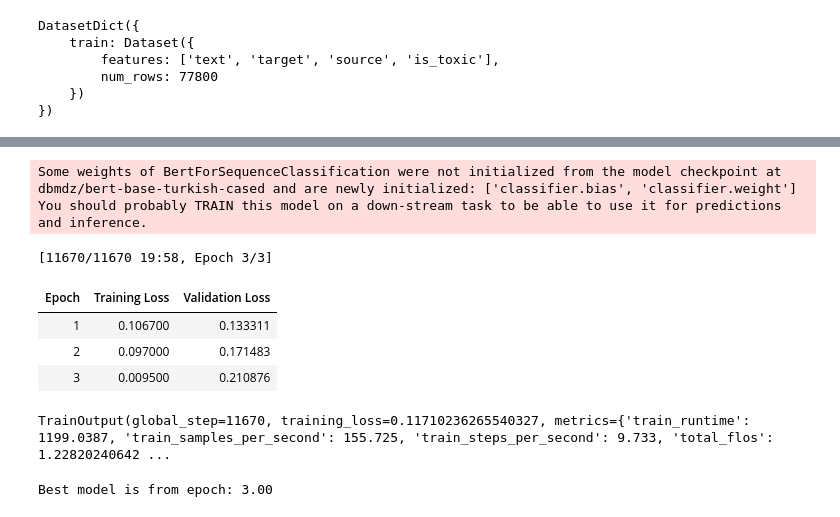
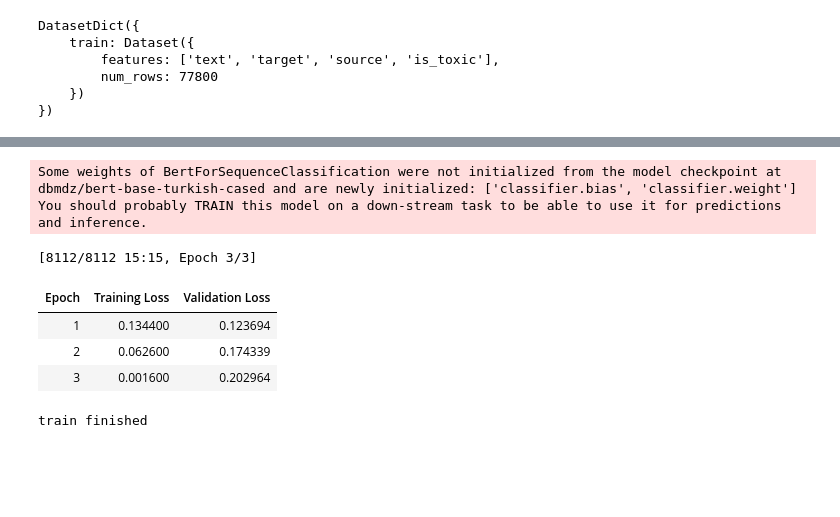
Before and after one commit to fc63/Detection-and-Classification-of-Offensive-Language-in-Turkish, a Jupyter notebook: 1.ipynb, the cells around one changed output, grey strips where cells are left out. Saved outputs shown, nothing was run; the diff lists cells and outputs as text; code cells hidden in the pictures; blank space fills up the shorter version.

```diff
--- a/1.ipynb
+++ b/1.ipynb
@@ -192,0 +293,7 @@ dtype: int64
+# %%
+train = train[~train['target'].isin(['RACIST', 'SEXIST'])].reset_index(drop=True)
+
+train['target'] = train['target'].replace({'INSULT': 'OFFENSIVE', 'PROFANITY': 'OFFENSIVE'})
+
+print(train['target'].value_counts())
+train
@@ -192,0 +386,11 @@ dtype: int64
+# %%
+kelimeler = ["kanka", "lan", "knk", "bro", "la", "birader", "kanki"]
+
+def kelime_cikartici(metin):
+    for kelime in kelimeler:
+        metin = metin.replace(kelime, "")
+    return metin.strip()
+
+undersampled_data["cleaned_corrected_text"] = undersampled_data["cleaned_corrected_text"].apply(kelime_cikartici)
+
+undersampled_data
@@ -193,12 +411,15 @@ dtype: int64
 # %%
-# we use a pre-trained bert model
+data = undersampled_data
+
+X_train, X_test, y_train, y_test = train_test_split(
+    data['cleaned_corrected_text'], data['is_toxic'], test_size=0.2, random_state=42
+)
+
 model_name = "dbmdz/bert-base-turkish-cased"
-
-# tokenizer & model
 tokenizer = AutoTokenizer.from_pretrained(model_name)
 model = AutoModelForSequenceClassification.from_pretrained(model_name, num_labels=2)
 
-class ToxicDataset(Dataset):
+class ToxicityDataset(Dataset):
     def __init__(self, texts, labels, tokenizer, max_len=128):
         self.texts = texts
         self.labels = labels
@@ -211,6 +432,7 @@ class ToxicDataset(Dataset):
     def __getitem__(self, idx):
         text = self.texts.iloc[idx]
         label = self.labels.iloc[idx]
+
         encoding = self.tokenizer(
             text,
             truncation=True,
@@ -218,59 +440,52 @@ class ToxicDataset(Dataset):
             max_length=self.max_len,
             return_tensors="pt",
         )
+
         return {
             "input_ids": encoding["input_ids"].squeeze(0),
             "attention_mask": encoding["attention_mask"].squeeze(0),
             "labels": torch.tensor(label, dtype=torch.long),
         }
 
-# datasets preparation
-train_dataset = ToxicDataset(X_train, y_train, tokenizer)
-test_dataset = ToxicDataset(X_test, y_test, tokenizer)
+train_dataset = ToxicityDataset(X_train, y_train, tokenizer)
+test_dataset = ToxicityDataset(X_test, y_test, tokenizer)
 
-# training settings
 training_args = TrainingArguments(
     output_dir="./results",
     evaluation_strategy="epoch",
     save_strategy="epoch",
     learning_rate=2e-5,
     per_device_train_batch_size=16,
     per_device_eval_batch_size=16,
     num_train_epochs=3,
     weight_decay=0.01,
     logging_dir="./logs",
+    logging_steps=10,
+    save_total_limit=2,
+    load_best_model_at_end=True,
     report_to="none",
-    logging_steps=10,
-    load_best_model_at_end=True,
-    save_total_limit=1,
 )
 
-# trainer (Hugging Face Trainer API)
 trainer = Trainer(
     model=model,
     args=training_args,
     train_dataset=train_dataset,
     eval_dataset=test_dataset,
     tokenizer=tokenizer,
 )
 
 trainer.train()
+
+model.save_pretrained("./turkish_toxic_language_detection_model")
+tokenizer.save_pretrained("./turkish_toxic_language_detection_model")
+
+print("train finished")
 # %% [output]
 Some weights of BertForSequenceClassification were not initialized from the model checkpoint at dbmdz/bert-base-turkish-cased and are newly initialized: ['classifier.bias', 'classifier.weight']
 You should probably TRAIN this model on a down-stream task to be able to use it for predictions and inference.
-[11670/11670 19:58, Epoch 3/3]
+[8112/8112 15:15, Epoch 3/3]
 | Epoch | Training Loss | Validation Loss |
-| 1 | 0.106700 | 0.133311 |
-| 2 | 0.097000 | 0.171483 |
-| 3 | 0.009500 | 0.210876 |
+| 1 | 0.134400 | 0.123694 |
+| 2 | 0.062600 | 0.174339 |
+| 3 | 0.001600 | 0.202964 |
-TrainOutput(global_step=11670, training_loss=0.11710236265540327, metrics={'train_runtime': 1199.0387, 'train_samples_per_second': 155.725, 'train_steps_per_second': 9.733, 'total_flos': 1.22820240642 ...
+train finished
-# %%
-# which epoch is used
-best_checkpoint = trainer.state.best_model_checkpoint
-checkpoint_step = int(re.search(r"checkpoint-(\d+)", best_checkpoint).group(1))
-total_training_steps = len(train_dataset) // training_args.per_device_train_batch_size
-steps_per_epoch = total_training_steps // training_args.num_train_epochs
-epoch_used = checkpoint_step / steps_per_epoch
-print(f"Best model is from epoch: {epoch_used:.2f}")
-# %% [output]
-Best model is from epoch: 3.00
```
Also changed, not shown: parts of 20 cells of this notebook.
